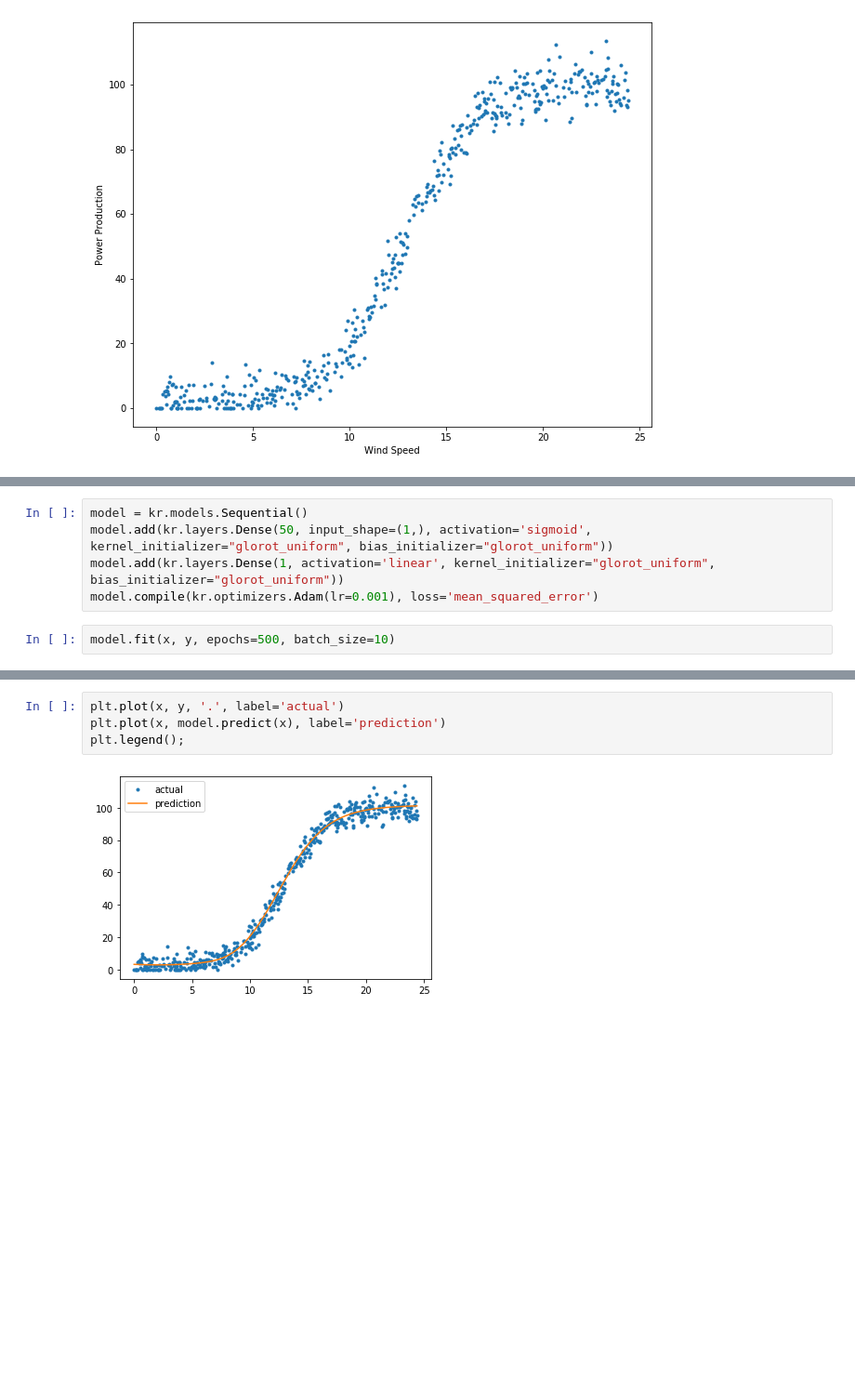
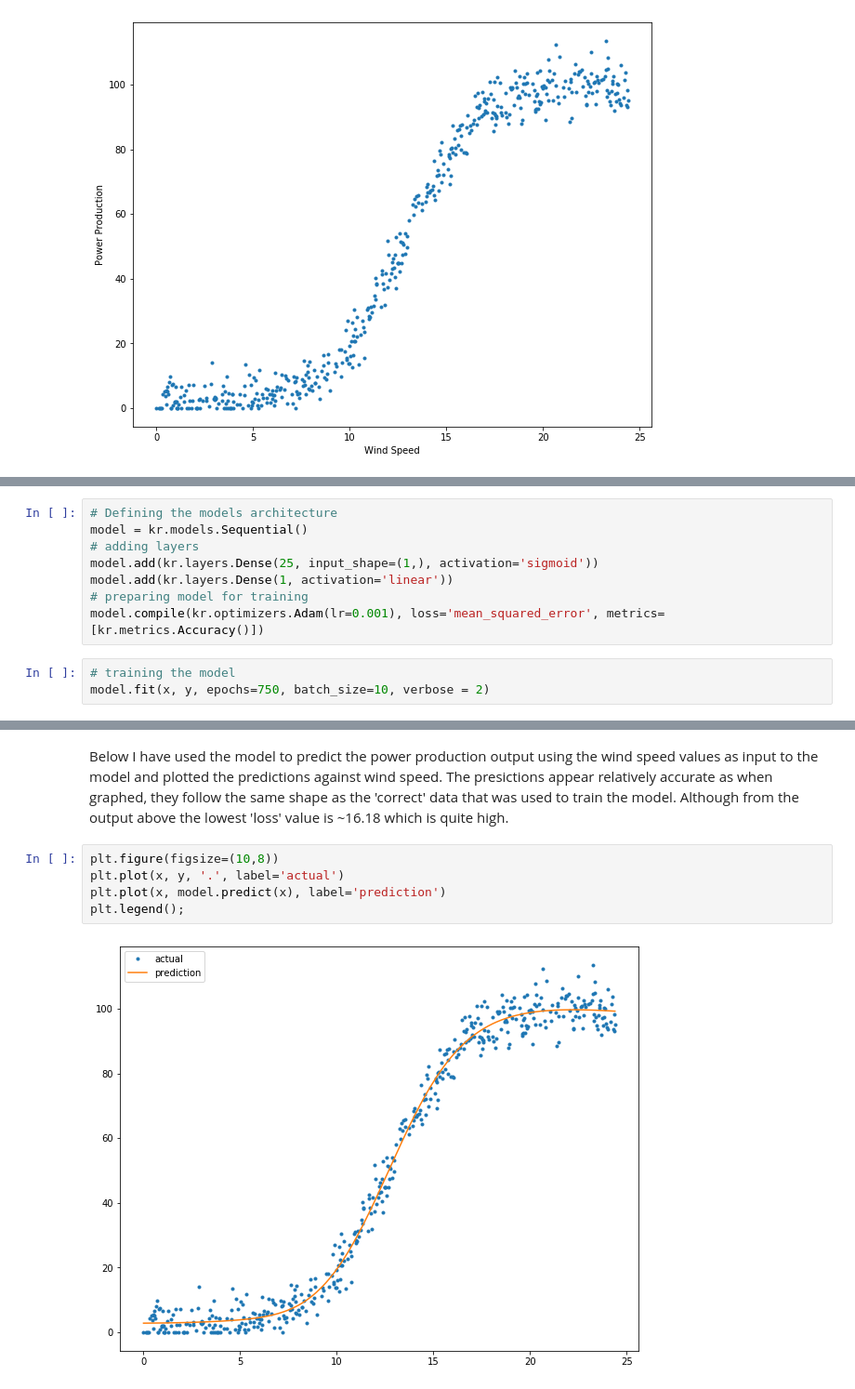
Before and after one commit to hayleydoherty/ProgMachineLS, a Jupyter notebook: Project.ipynb, the cells around one changed output, grey strips where cells are left out. Shown at 93% size. Drawn from its saved outputs; the diff is of its cells as text; blank space fills up the shorter version.

```diff
--- a/Project.ipynb
+++ b/Project.ipynb
@@ -90,8 +92,12 @@ plt.show()
 # %%
+# Defining the models architecture
 model = kr.models.Sequential()
-model.add(kr.layers.Dense(50, input_shape=(1,), activation='sigmoid', kernel_initializer="glorot_uniform", bias_initializer="glorot_uniform"))
-model.add(kr.layers.Dense(1, activation='linear', kernel_initializer="glorot_uniform", bias_initializer="glorot_uniform"))
-model.compile(kr.optimizers.Adam(lr=0.001), loss='mean_squared_error')
+# adding layers
+model.add(kr.layers.Dense(25, input_shape=(1,), activation='sigmoid'))
+model.add(kr.layers.Dense(1, activation='linear'))
+# preparing model for training
+model.compile(kr.optimizers.Adam(lr=0.001), loss='mean_squared_error', metrics=[kr.metrics.Accuracy()])
 # %%
-model.fit(x, y, epochs=500, batch_size=10)
+# training the model
+model.fit(x, y, epochs=750, batch_size=10, verbose = 2)
 # %% [output]
@@ -116,6 +136,9 @@ Epoch 500/500
+# %% [markdown]
+Below I have used the model to predict the power production output using the wind speed values as input to the model and plotted the predictions against wind speed.  The presictions appear relatively accurate as when graphed, they follow the same shape as the 'correct' data that was used to train the model.  Although from the output above the lowest 'loss' value is ~16.18 which is quite high.
 # %%
+plt.figure(figsize=(10,8))
 plt.plot(x, y, '.', label='actual')
 plt.plot(x, model.predict(x), label='prediction')
 plt.legend();
 # %% [output]
-[figure, old version]
+[figure, new version]
```
Also changed, not shown: parts of 8 cells of this notebook, 8 other files.
